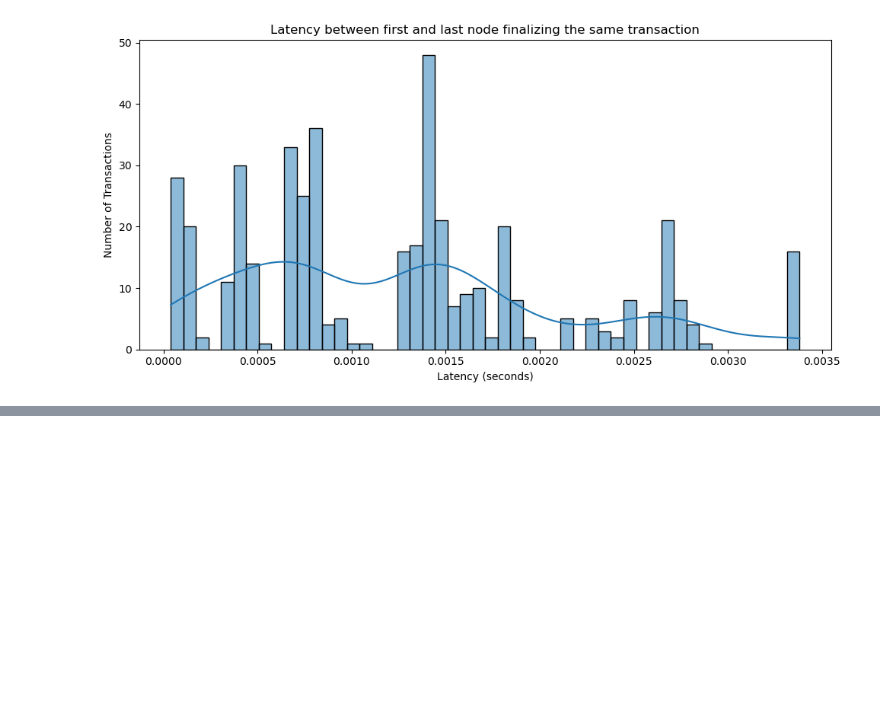
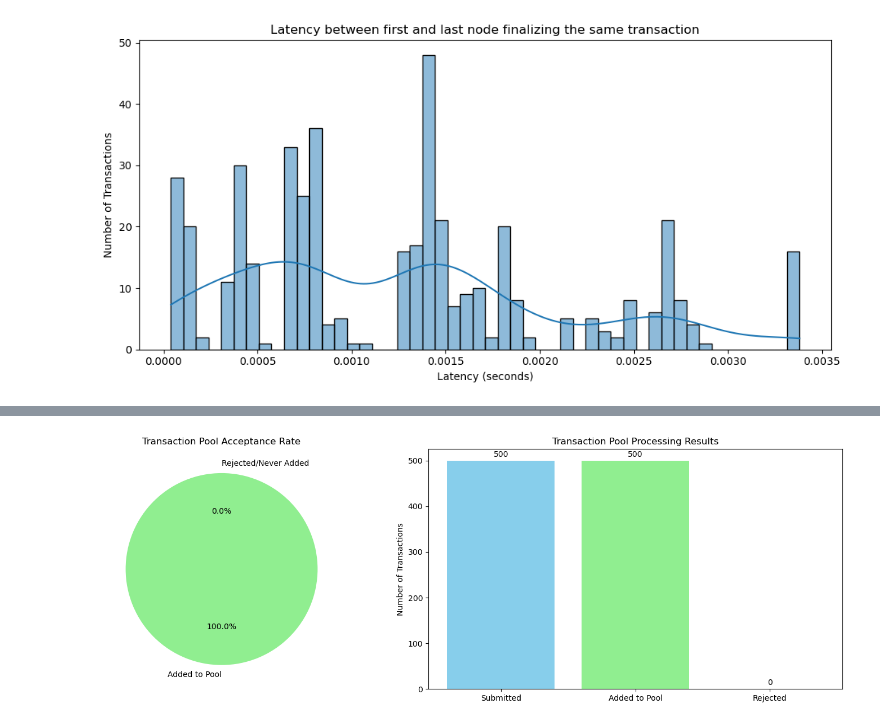
Before and after one commit to 0xsoniclabs/daphne, a Jupyter notebook: analysis/transaction_processing.ipynb, the cells around one changed output, grey strips where cells are left out. Cells and saved outputs as stored; diff of their text form; code cells hidden in the pictures; blank space fills up the shorter version.

```diff
--- a/analysis/transaction_processing.ipynb
+++ b/analysis/transaction_processing.ipynb
@@ -111,0 +158,40 @@ plt.show()
+# %%
+# Pool rejection analysis: Identify transactions that were submitted but never added to pool
+submitted_hashes = set(data[data['mark'] == 'TxSubmitted']['hash'].unique())
+added_hashes = set(data[data['mark'] == 'TxAddedToPool']['hash'].unique())
+rejected_hashes = submitted_hashes - added_hashes
+
+rejection_stats = {
+    'Total Submitted': len(submitted_hashes),
+    'Successfully Added to Pool': len(added_hashes),
+    'Rejected/Never Added': len(rejected_hashes),
+    'Rejection Rate': len(rejected_hashes) / len(submitted_hashes) * 100 if submitted_hashes else 0
+}
+
+# Visualize rejection rate
+fig, (ax1, ax2) = plt.subplots(1, 2, figsize=(15, 5))
+
+# Pie chart of acceptance vs rejection
+labels = ['Added to Pool', 'Rejected/Never Added']
+sizes = [len(added_hashes), len(rejected_hashes)]
+colors = ['lightgreen', 'lightcoral']
+ax1.pie(sizes, labels=labels, colors=colors, autopct='%1.1f%%', startangle=90)
+ax1.set_title('Transaction Pool Acceptance Rate')
+
+# Bar chart
+categories = ['Submitted', 'Added to Pool', 'Rejected']
+values = [len(submitted_hashes), len(added_hashes), len(rejected_hashes)]
+bars = ax2.bar(categories, values, color=['skyblue', 'lightgreen', 'lightcoral'])
+ax2.set_ylabel('Number of Transactions')
+ax2.set_title('Transaction Pool Processing Results')
+
+# Add value labels on bars
+for bar, value in zip(bars, values):
+    height = bar.get_height()
+    ax2.text(bar.get_x() + bar.get_width()/2., height + max(values)*0.01,
+             str(value), ha='center', va='bottom')
+
+plt.tight_layout()
+plt.show()
+# %% [output]
+[figure, added]
```
Also changed, not shown: parts of 14 cells of this notebook.
